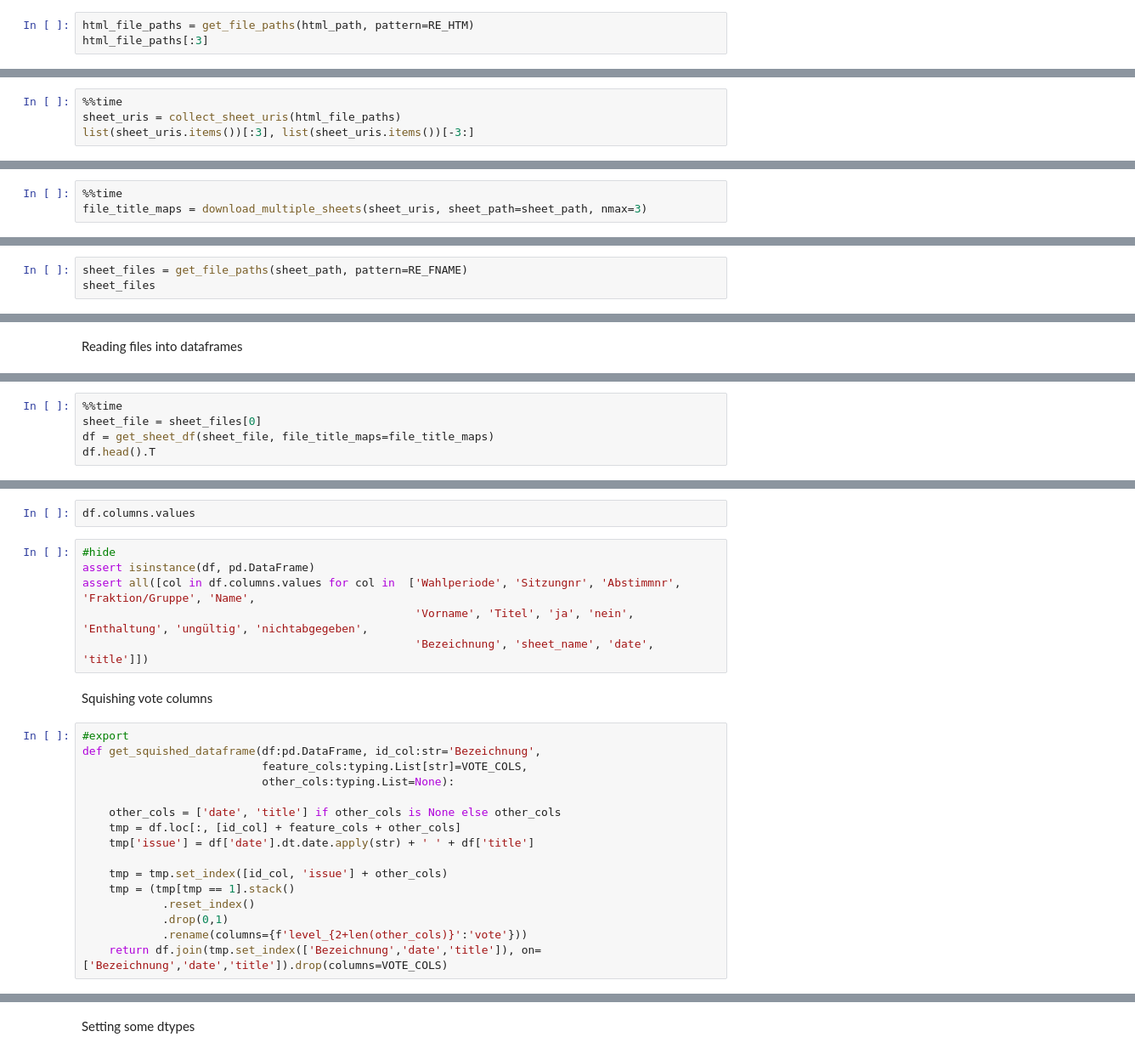
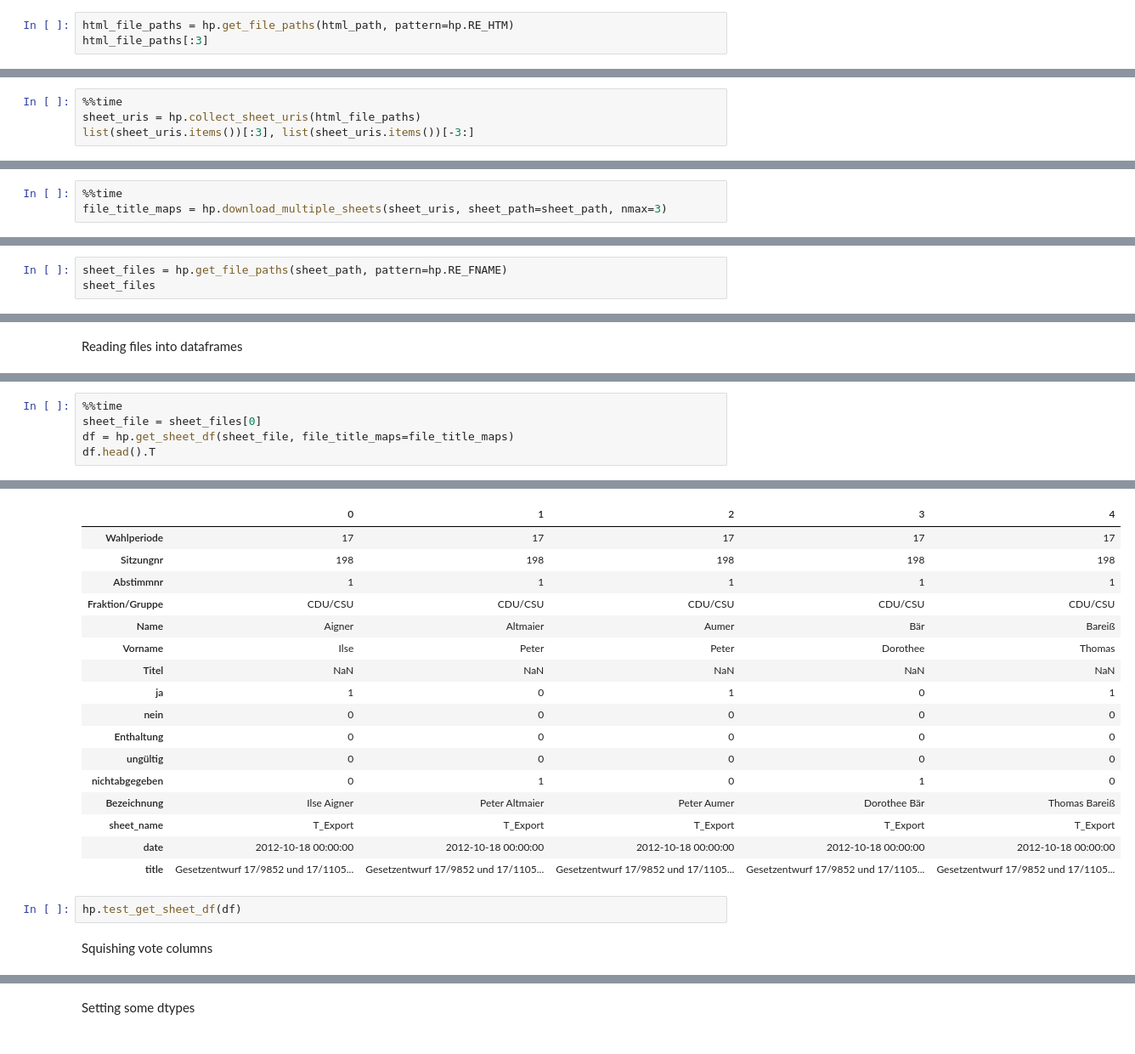
Before and after one commit to eschmidt42/bundestag, a Jupyter notebook: nbs/00_html_parsing.ipynb, the cells around one changed output, grey strips where cells are left out. Shown at 85% size. Cells and saved outputs as stored; diff of their text form.

Commit message:
refactored html parsing of bundestag.de data

```diff
--- a/nbs/00_html_parsing.ipynb
+++ b/nbs/00_html_parsing.ipynb
@@ -38,3 +19,3 @@ def get_file_paths(path:typing.Union[Path,str], suffix:str=None, pattern=None):
 # %%
-html_file_paths = get_file_paths(html_path, pattern=RE_HTM)
+html_file_paths = hp.get_file_paths(html_path, pattern=hp.RE_HTM)
 html_file_paths[:3]
@@ -66,4 +26,4 @@ def collect_sheet_uris(html_file_paths:typing.List[Path]):
 # %%
 %%time
-sheet_uris = collect_sheet_uris(html_file_paths)
+sheet_uris = hp.collect_sheet_uris(html_file_paths)
 list(sheet_uris.items())[:3], list(sheet_uris.items())[-3:]
@@ -103,3 +57,3 @@ def download_multiple_sheets(uris:typing.Dict[str,str], sheet_path:typing.Union[
 # %%
 %%time
-file_title_maps = download_multiple_sheets(sheet_uris, sheet_path=sheet_path, nmax=3)
+file_title_maps = hp.download_multiple_sheets(sheet_uris, sheet_path=sheet_path, nmax=3)
@@ -116,3 +69,3 @@ RE_FNAME = re.compile('(\.xlsx?)')
 # %%
-sheet_files = get_file_paths(sheet_path, pattern=RE_FNAME)
+sheet_files = hp.get_file_paths(sheet_path, pattern=hp.RE_FNAME)
 sheet_files
@@ -182,5 +78,6 @@ def disambiguate_party(df:pd.DataFrame, col:str='Fraktion/Gruppe', party_map:dic
 # %%
 %%time
 sheet_file = sheet_files[0]
-df = get_sheet_df(sheet_file, file_title_maps=file_title_maps)
+df = hp.get_sheet_df(sheet_file, file_title_maps=file_title_maps)
 df.head().T
+# %% [output]
@@ -187,27 +86,22 @@ df.head().T
+|  | 0 | 1 | 2 | 3 | 4 |
+| Wahlperiode | 17 | 17 | 17 | 17 | 17 |
+| Sitzungnr | 198 | 198 | 198 | 198 | 198 |
+| Abstimmnr | 1 | 1 | 1 | 1 | 1 |
+| Fraktion/Gruppe | CDU/CSU | CDU/CSU | CDU/CSU | CDU/CSU | CDU/CSU |
+| Name | Aigner | Altmaier | Aumer | Bär | Bareiß |
+| Vorname | Ilse | Peter | Peter | Dorothee | Thomas |
+| Titel | NaN | NaN | NaN | NaN | NaN |
+| ja | 1 | 0 | 1 | 0 | 1 |
+| nein | 0 | 0 | 0 | 0 | 0 |
+| Enthaltung | 0 | 0 | 0 | 0 | 0 |
+| ungültig | 0 | 0 | 0 | 0 | 0 |
+| nichtabgegeben | 0 | 1 | 0 | 1 | 0 |
+| Bezeichnung | Ilse Aigner | Peter Altmaier | Peter Aumer | Dorothee Bär | Thomas Bareiß |
+| sheet_name | T_Export | T_Export | T_Export | T_Export | T_Export |
+| date | 2012-10-18 00:00:00 | 2012-10-18 00:00:00 | 2012-10-18 00:00:00 | 2012-10-18 00:00:00 | 2012-10-18 00:00:00 |
+| title | Gesetzentwurf 17/9852 und 17/1105... | Gesetzentwurf 17/9852 und 17/1105... | Gesetzentwurf 17/9852 und 17/1105... | Gesetzentwurf 17/9852 und 17/1105... | Gesetzentwurf 17/9852 und 17/1105... |
-# %%
-df.columns.values
-# %%
-#hide
-assert isinstance(df, pd.DataFrame)
-assert all([col in df.columns.values for col in  ['Wahlperiode', 'Sitzungnr', 'Abstimmnr', 'Fraktion/Gruppe', 'Name',
-                                                  'Vorname', 'Titel', 'ja', 'nein', 'Enthaltung', 'ungültig', 'nichtabgegeben',
-                                                  'Bezeichnung', 'sheet_name', 'date', 'title']])
+# %%
+hp.test_get_sheet_df(df)
 # %% [markdown]
 Squishing vote columns
-# %%
-#export
-def get_squished_dataframe(df:pd.DataFrame, id_col:str='Bezeichnung',
-                           feature_cols:typing.List[str]=VOTE_COLS,
-                           other_cols:typing.List=None):
-
-    other_cols = ['date', 'title'] if other_cols is None else other_cols
-    tmp = df.loc[:, [id_col] + feature_cols + other_cols]
-    tmp['issue'] = df['date'].dt.date.apply(str) + ' ' + df['title']
-
-    tmp = tmp.set_index([id_col, 'issue'] + other_cols)
-    tmp = (tmp[tmp == 1].stack()
-            .reset_index()
-            .drop(0,1)
-            .rename(columns={f'level_{2+len(other_cols)}':'vote'}))
-    return df.join(tmp.set_index(['Bezeichnung','date','title']), on=['Bezeichnung','date','title']).drop(columns=VOTE_COLS)
 # %%
```
Also changed, not shown: parts of 34 cells of this notebook, 1 other file.
